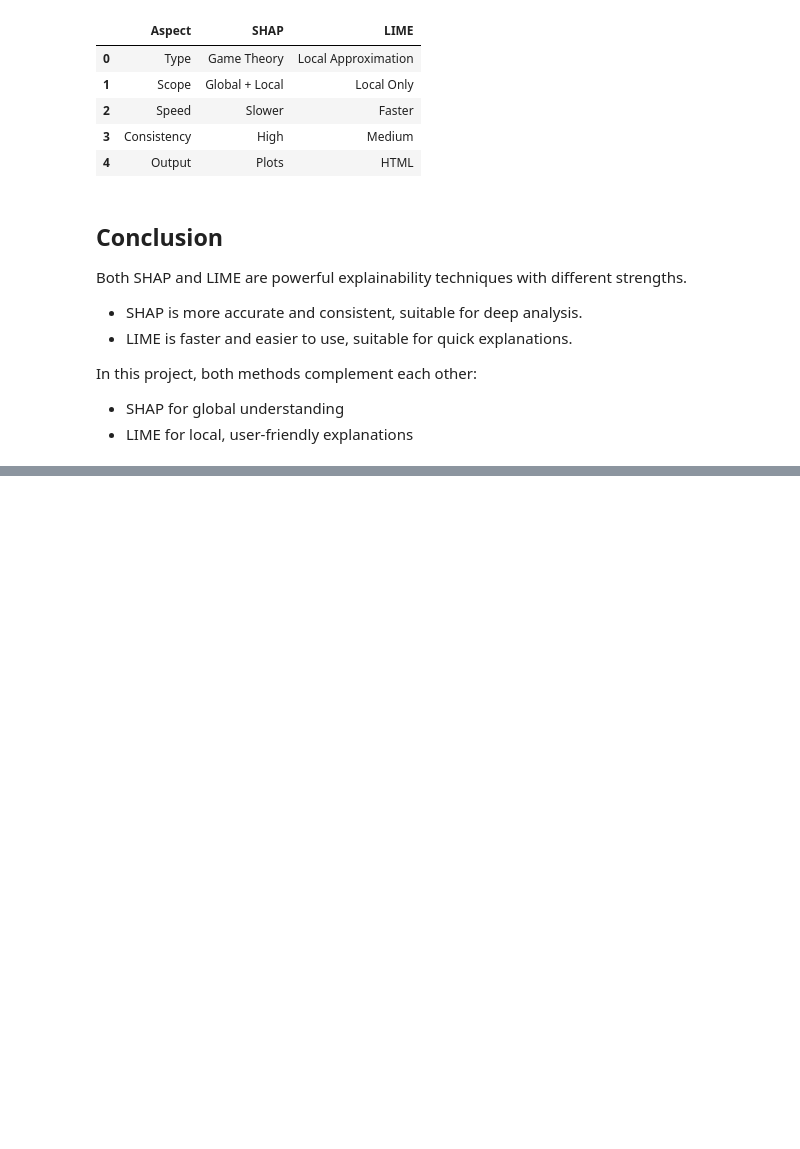
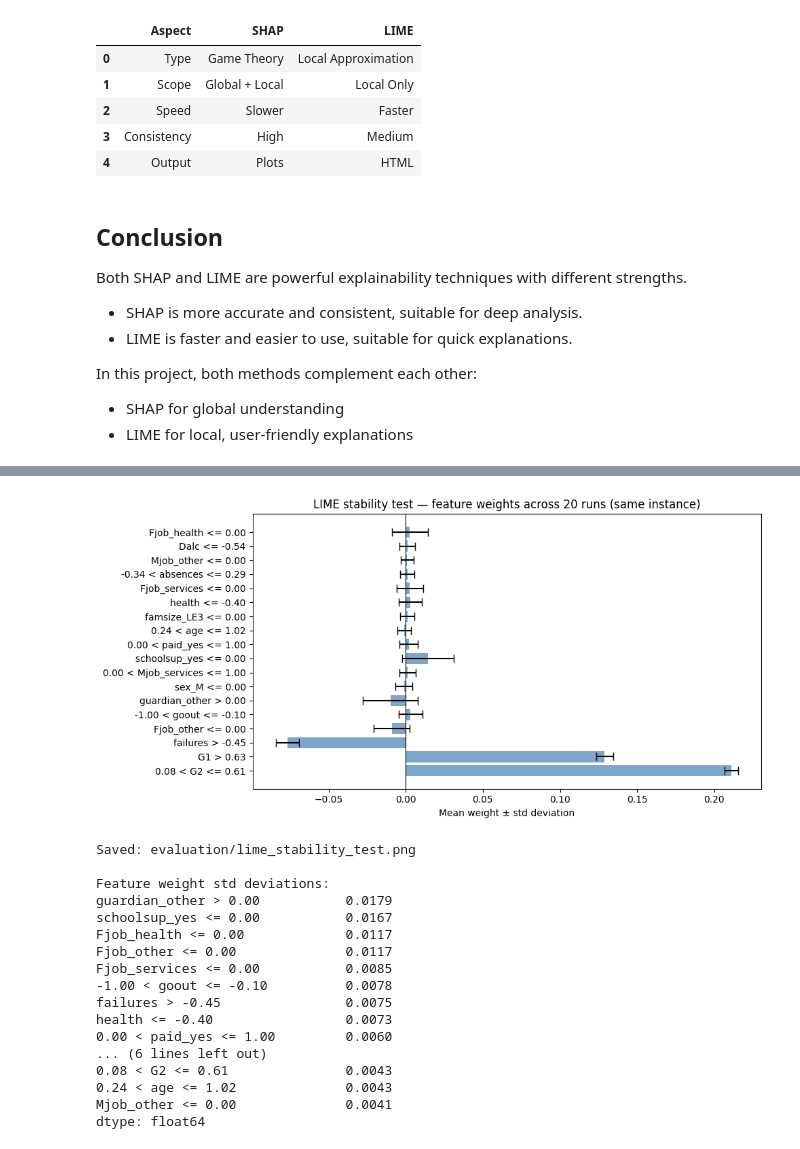
Before and after one commit to Acefinfo/Explainable-AI, a Jupyter notebook: notebooks/07_shap_vs_lime_comparison.ipynb, the cells around one changed output, grey strips where cells are left out. Drawn from its saved outputs; the diff is of its cells as text; code cells hidden in the pictures; blank space fills up the shorter version.

```diff
--- a/notebooks/07_shap_vs_lime_comparison.ipynb
+++ b/notebooks/07_shap_vs_lime_comparison.ipynb
@@ -114,0 +193,64 @@ In this project, both methods complement each other:
+# %%
+import matplotlib.pyplot as plt
+
+sample_idx   = 0
+n_runs       = 20
+top_features = 5
+
+lime_runs = []
+
+for run in range(n_runs):
+    explainer_run = LimeTabularExplainer(
+        training_data=X_train.values,
+        feature_names=X_train.columns.tolist(),
+        class_names=["Fail", "Pass"],
+        mode="classification",
+        random_state=run   # different seed each run
+    )
+    exp = explainer_run.explain_instance(
+        X_test.iloc[sample_idx].values,
+        model.predict_proba,
+        num_features=top_features
+    )
+    weights = dict(exp.as_list())
+    lime_runs.append(weights)
+
+# Build dataframe of weights across all runs
+lime_stability = pd.DataFrame(lime_runs).fillna(0)
+
+# Plot variance across runs
+means = lime_stability.mean()
+stds  = lime_stability.std()
+
+plt.figure(figsize=(10, 5))
+plt.barh(means.index, means.values, xerr=stds.values,
+         color="steelblue", alpha=0.7, capsize=4)
+plt.axvline(0, color="black", linewidth=0.8)
+plt.title("LIME stability test — feature weights across 20 runs (same instance)")
+plt.xlabel("Mean weight ± std deviation")
+plt.tight_layout()
+plt.savefig("../evaluation/lime_stability_test.png", bbox_inches="tight")
+plt.show()
+print("Saved: evaluation/lime_stability_test.png")
+
+print(f"\nFeature weight std deviations:")
+print(stds.sort_values(ascending=False).round(4))
+# %% [output]
+[figure, added]
+Saved: evaluation/lime_stability_test.png
+
+Feature weight std deviations:
+guardian_other > 0.00           0.0179
+schoolsup_yes <= 0.00           0.0167
+Fjob_health <= 0.00             0.0117
+Fjob_other <= 0.00              0.0117
+Fjob_services <= 0.00           0.0085
+-1.00 < goout <= -0.10          0.0078
+failures > -0.45                0.0075
+health <= -0.40                 0.0073
+0.00 < paid_yes <= 1.00         0.0060
+... (6 lines left out)
+0.08 < G2 <= 0.61               0.0043
+0.24 < age <= 1.02              0.0043
+Mjob_other <= 0.00              0.0041
+dtype: float64
```
Also changed, not shown: parts of 2 cells of this notebook, 3 other files.
